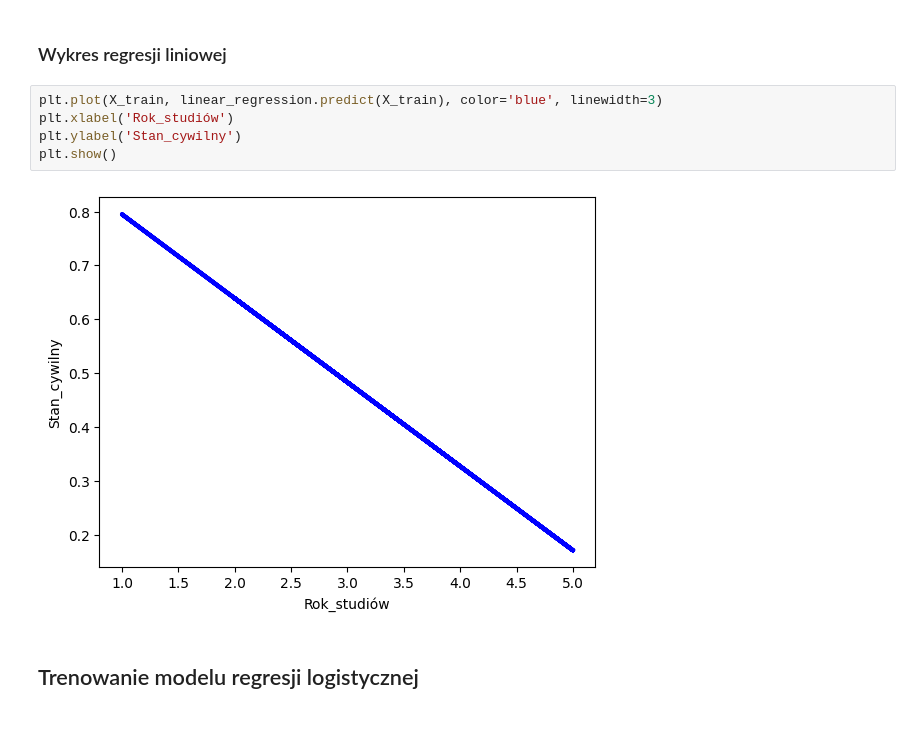
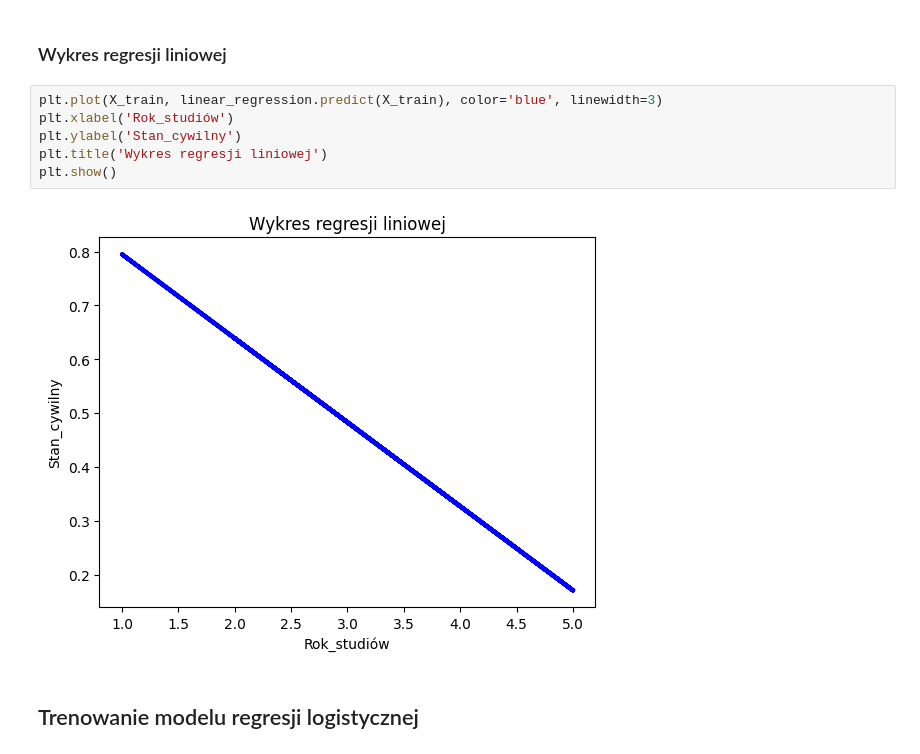
Before and after one commit to KubiakJakub01/data-mining-methods, a Jupyter notebook: notebooks/lab2/med_lab_2_zad_1.ipynb, the cells around one changed output. Drawn from its saved outputs; the diff is of its cells as text; blank space fills up the shorter version.

Commit message:
Add plot titles

```diff
--- a/notebooks/lab2/med_lab_2_zad_1.ipynb
+++ b/notebooks/lab2/med_lab_2_zad_1.ipynb
@@ -154,10 +154,11 @@ Linear regression equation: y = -0.16x + 0.95
 # %%
 plt.plot(X_train, linear_regression.predict(X_train), color='blue', linewidth=3)
 plt.xlabel('Rok_studiów')
 plt.ylabel('Stan_cywilny')
+plt.title('Wykres regresji liniowej')
 plt.show()
 # %% [output]
-[figure, old version]
+[figure, new version]
 # %% [markdown]
 ## Trenowanie modelu regresji logistycznej
 # %%
```
Also changed, not shown: 1 other file.
